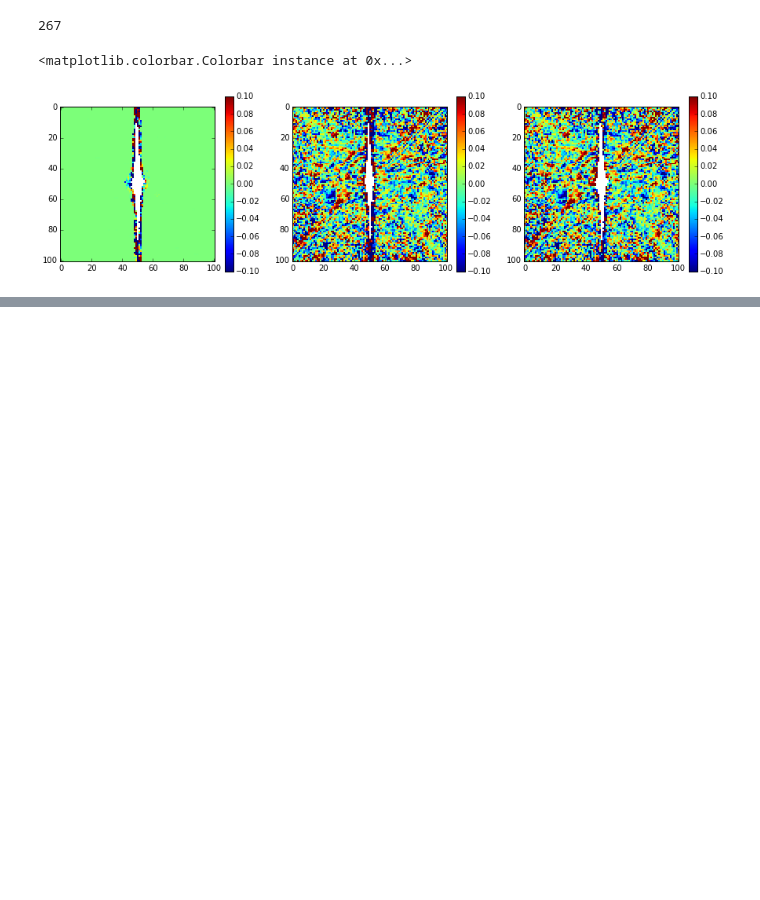
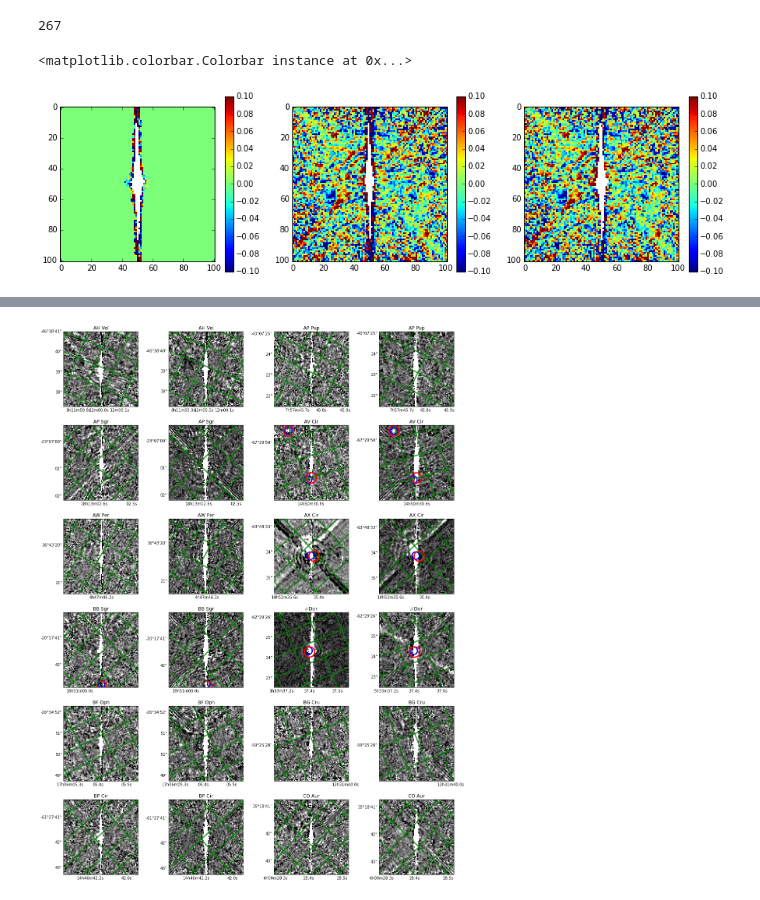
Before and after one commit to hamogu/Cepheids, a Jupyter notebook: snapshotprogram.ipynb, the cells around one changed output, grey strips where cells are left out. Saved outputs shown, nothing was run; the diff lists cells and outputs as text; code cells hidden in the pictures; blank space fills up the shorter version.

```diff
--- a/snapshotprogram.ipynb
+++ b/snapshotprogram.ipynb
@@ -207,0 +311,11 @@ res = asyncres.get()
+# %%
+def detect_sources(image, threshold=7, **kwargs):
+    bkg_sigma = 1.48 * median_absolute_deviation(image)
+    return photutils.daofind(image, threshold=7 * bkg_sigma, **kwargs)
+# %%
+daofindkwargs = {'fwhm': 1.5, 'roundlo': -0.8, 'roundhi': 0.8}
+initial_sources_621 = [detect_sources(r, threshold=5, **daofindkwargs) for r in initial_fits_621]
+initial_sources_845 = [detect_sources(r, threshold=5, **daofindkwargs) for r in initial_fits_845]
+
+#initial_sources_621 = [detect_sources(r, threshold=5, **daofindkwargs) for r in np.rollaxis(reduced_images621, 2)]
+#initial_sources_845 = [detect_sources(r, threshold=5, **daofindkwargs) for r in np.rollaxis(reduced_images845, 2)]
@@ -207,0 +378,7 @@ res = asyncres.get()
+# %%
+F621names = fitslist.summary['TARGNAME'][fitslist.summary['FILTER'] == 'F621M']
+F845names = fitslist.summary['TARGNAME'][fitslist.summary['FILTER'] == 'F845M']
+assert np.all(F621names == F845names)
+initial_sources = combine_source_tables(initial_sources_621, initial_sources_845, F621names, dmax=5)
+for col in ['xcentroid', 'ycentroid', 'sharpness', 'roundness1', 'roundness2', 'peak', 'flux', 'mag']:
+    initial_sources[col].format='4.1f'
@@ -207,0 +407,11 @@ res = asyncres.get()
+# %%
+def targname(n):
+    n = n.replace('-', ' ')
+    n = n.replace('BETA', r'$\beta$')
+    n = n.replace('ZETA', r'$\zeta$')
+    n = n.replace('ETA', r'$\eta$')
+    n = n.replace('DEL', r'$\delta$')
+    if ' ' not in n:
+        n = n[:-3] + ' ' + n[-3:]
+    n = n[:-2] + n[-2:].lower()
+    return n
@@ -207,0 +529,4 @@ res = asyncres.get()
+# %%
+fig = plot_compare_filters(initial_fits_621, F621M, initial_fits_845, F845M, F621names, initial_sources, n_rows=6)
+# %% [output]
+[figure, added]
```
Also changed, not shown: parts of 30 cells of this notebook.
